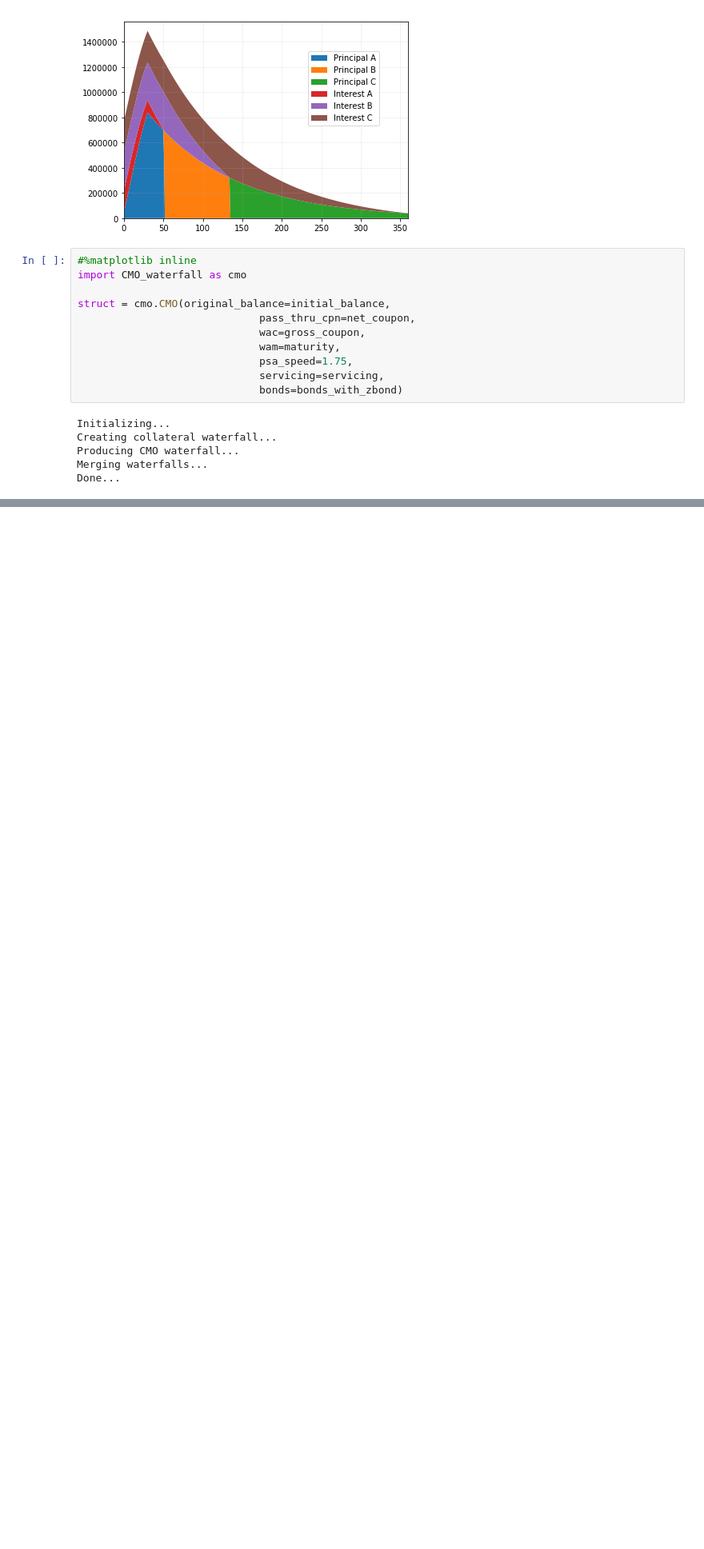
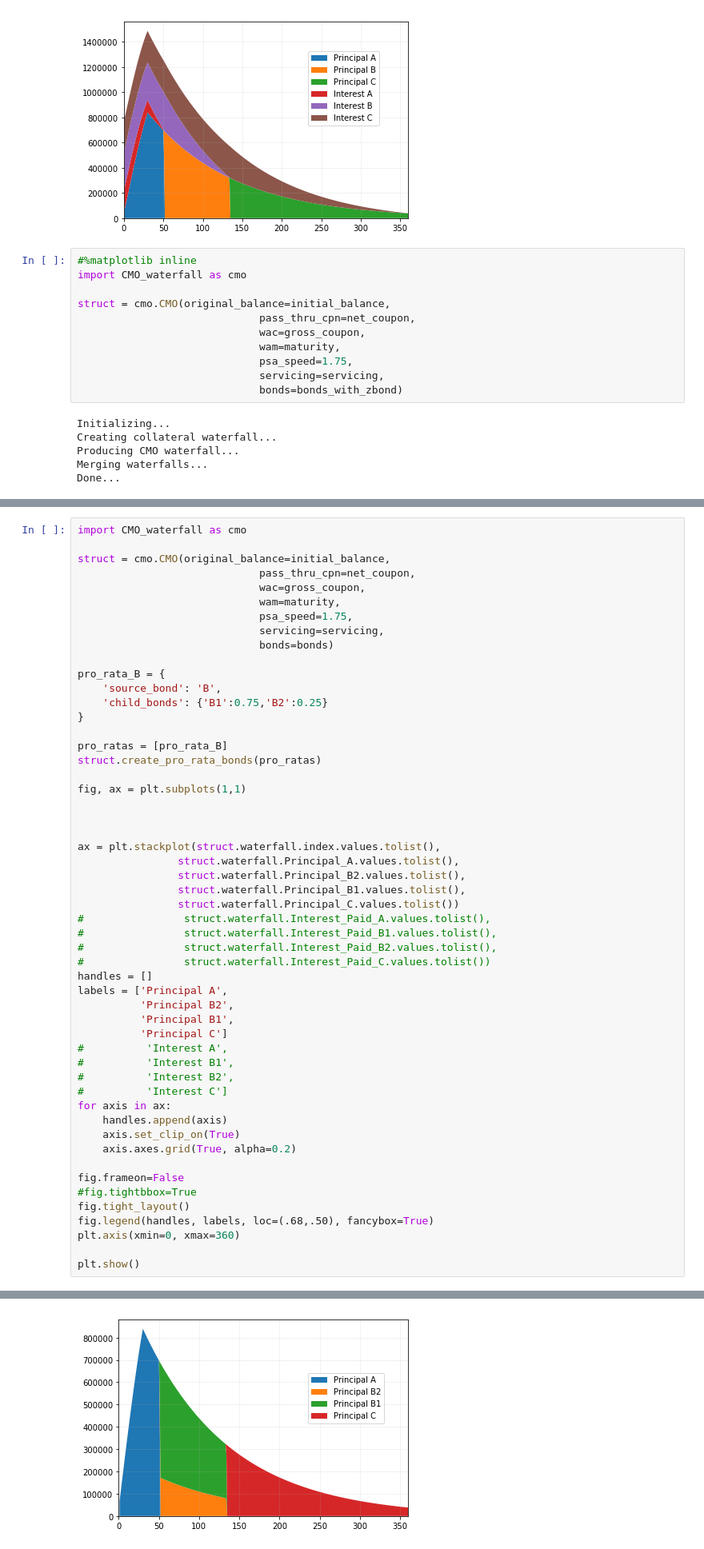
Before and after one commit to abehrman/zeusRMBS, a Jupyter notebook: Chapter 6.ipynb, the cells around one changed output, grey strips where cells are left out. Shown: that part at 80% size. Saved outputs shown, nothing was run; the diff lists cells and outputs as text; blank space fills up the shorter version.

Commit message:
created pro_rata bond function in CMO_waterfall

```diff
--- a/Chapter 6.ipynb
+++ b/Chapter 6.ipynb
@@ -255,0 +255,54 @@ from bokeh.plotting
+# %%
+import CMO_waterfall as cmo
+
+struct = cmo.CMO(original_balance=initial_balance,
+                             pass_thru_cpn=net_coupon,
+                             wac=gross_coupon,
+                             wam=maturity,
+                             psa_speed=1.75,
+                             servicing=servicing,
+                             bonds=bonds)
+
+pro_rata_B = {
+    'source_bond': 'B',
+    'child_bonds': {'B1':0.75,'B2':0.25}
+}
+
+pro_ratas = [pro_rata_B]
+struct.create_pro_rata_bonds(pro_ratas)
+
+fig, ax = plt.subplots(1,1)
+
+
+
+ax = plt.stackplot(struct.waterfall.index.values.tolist(),
+                struct.waterfall.Principal_A.values.tolist(),
+                struct.waterfall.Principal_B2.values.tolist(),
+                struct.waterfall.Principal_B1.values.tolist(),
+                struct.waterfall.Principal_C.values.tolist())
+#                struct.waterfall.Interest_Paid_A.values.tolist(),
+#                struct.waterfall.Interest_Paid_B1.values.tolist(),
+#                struct.waterfall.Interest_Paid_B2.values.tolist(),
+#                struct.waterfall.Interest_Paid_C.values.tolist())
+handles = []
+labels = ['Principal A',
+          'Principal B2',
+          'Principal B1',
+          'Principal C']
+#          'Interest A',
+#          'Interest B1',
+#          'Interest B2',
+#          'Interest C']
+for axis in ax:
+    handles.append(axis)
+    axis.set_clip_on(True)
+    axis.axes.grid(True, alpha=0.2)
+
+fig.frameon=False
+#fig.tightbbox=True
+fig.tight_layout()
+fig.legend(handles, labels, loc=(.68,.50), fancybox=True)
+plt.axis(xmin=0, xmax=360)
+
+plt.show()
+# %% [output]
@@ -255,0 +314 @@ from bokeh.plotting
+[figure, added]
```
Also changed, not shown: parts of 5 cells of this notebook, 1 other file.
